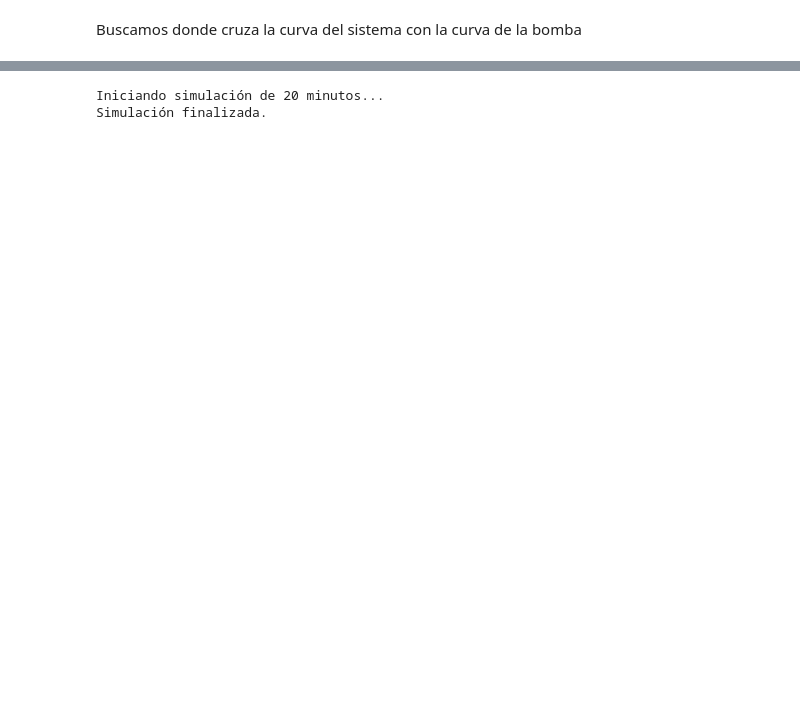
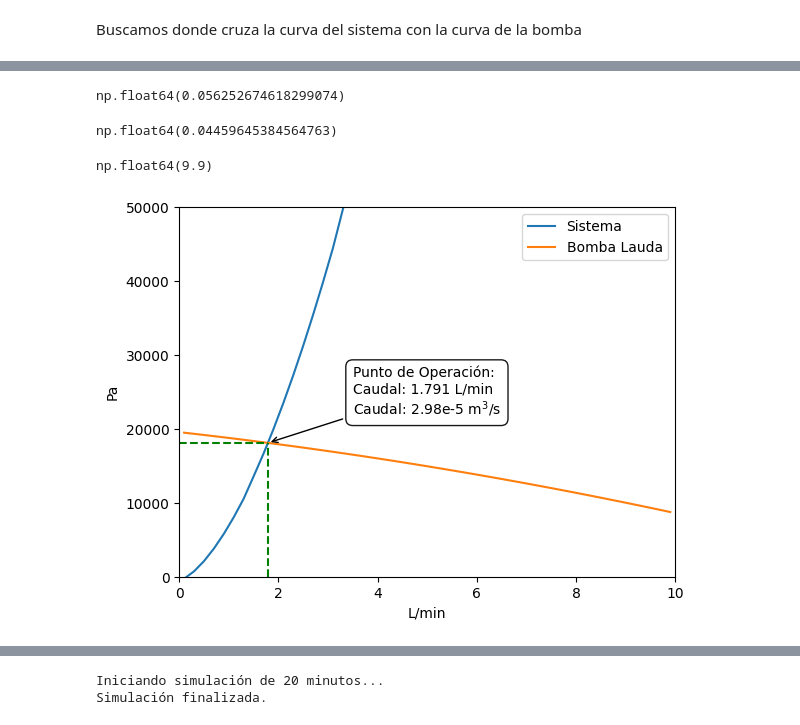
Before and after one commit to JRichi-99/EnfriadorAguaGasificada, a Jupyter notebook: src/Piping/StopSystem.ipynb, the cells around one changed output, grey strips where cells are left out. Saved outputs shown, nothing was run; the diff lists cells and outputs as text; code cells hidden in the pictures; blank space fills up the shorter version.

```diff
--- a/src/Piping/StopSystem.ipynb
+++ b/src/Piping/StopSystem.ipynb
@@ -17,2 +17,2 @@ Definimos serpentin
 # %%
-coil = Coil(d_in = 5.15e-3, d_out=6.35e-3, lenght=0.880, orientation=-90, material="copper", vueltas = 5, pitch=12e-3)
+coil = Coil(d_in = 5.15e-3, d_out=6.35e-3, lenght=0.787687, orientation=-90, material="copper", vueltas = 5, pitch=12e-3)
@@ -43,10 +33,10 @@ Definimos el Fluido
 # %%
 tl = 273.15 + 5
 pl = 101325
-mul = 0.002 # Pa*s
-rhol = 986.58 # kg/m3
-cpl = 4180*1.03 # J /(kg K)
-kl = 0.4984 # W/(m K)
+mul = 0.0026 # Pa*s
+rhol = 988.4 # kg/m3
+cpl = 4300 # J /(kg K)
+kl = 0.51 # W/(m K)
 prl = mul*cpl/kl
 
 
@@ -127,0 +105,8 @@ np.float64(1.6426848430180114)
+# %%
+fluxsys.system[0].friction_factor
+# %% [output]
+np.float64(0.056252674618299074)
+# %%
+fluxsys.system[-3].friction_factor
+# %% [output]
+np.float64(0.04459645384564763)
@@ -127,0 +121,36 @@ np.float64(1.6426848430180114)
+# %%
+max(caudales)*60*1000
+# %% [output]
+np.float64(9.9)
+# %%
+plt.figure()
+plt.plot(caudales * 60 * 1000, sistema, label="Sistema")
+plt.plot(caudales * 60 * 1000, bomba, label="Bomba Lauda")
+plt.ylabel("Pa")
+plt.ylim(0, 50000)
+plt.xlabel("L/min")
+plt.xlim(0, 10)
+
+# Líneas discontinuas del punto de operación
+plt.axvline(1.791, ymax=18105/50000, color="green", linestyle="--")
+plt.axhline(18105, xmax=1.791/10.0, color="green", linestyle="--")
+
+# Cuadro de texto indicando el caudal en ambas unidades
+texto_anotacion = (
+    "Punto de Operación:\n"
+    "Caudal: 1.791 L/min\n"
+    "Caudal: 2.98e-5 m$^3$/s"
+)
+
+plt.annotate(
+    texto_anotacion,
+    xy=(1.791, 18105),          # Coordenadas a las que apunta la flecha
+    xytext=(3.5, 22000),        # Coordenadas donde se ubica el cuadro de texto
+    arrowprops=dict(arrowstyle="->", color="black"),
+    bbox=dict(boxstyle="round,pad=0.5", facecolor="white", edgecolor="black", alpha=0.9)
+)
+
+plt.legend()
+plt.show()
+# %% [output]
+[figure, added]
```
Also changed, not shown: parts of 22 cells of this notebook, 4 other files.
